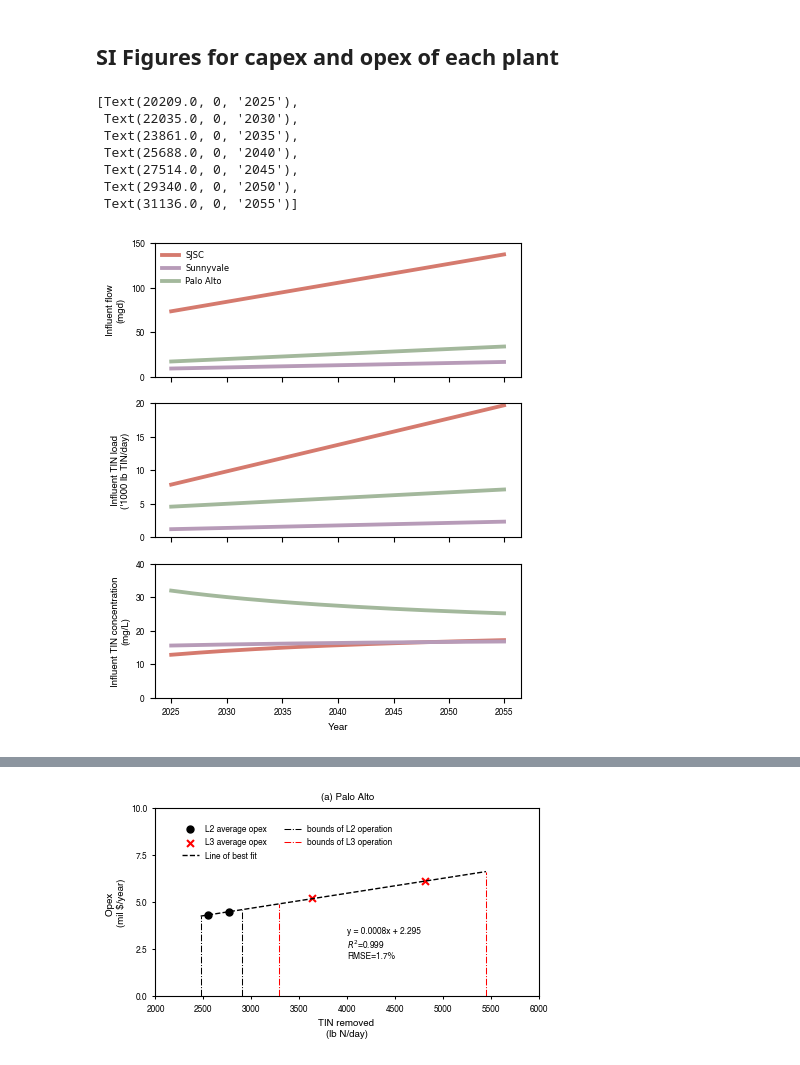
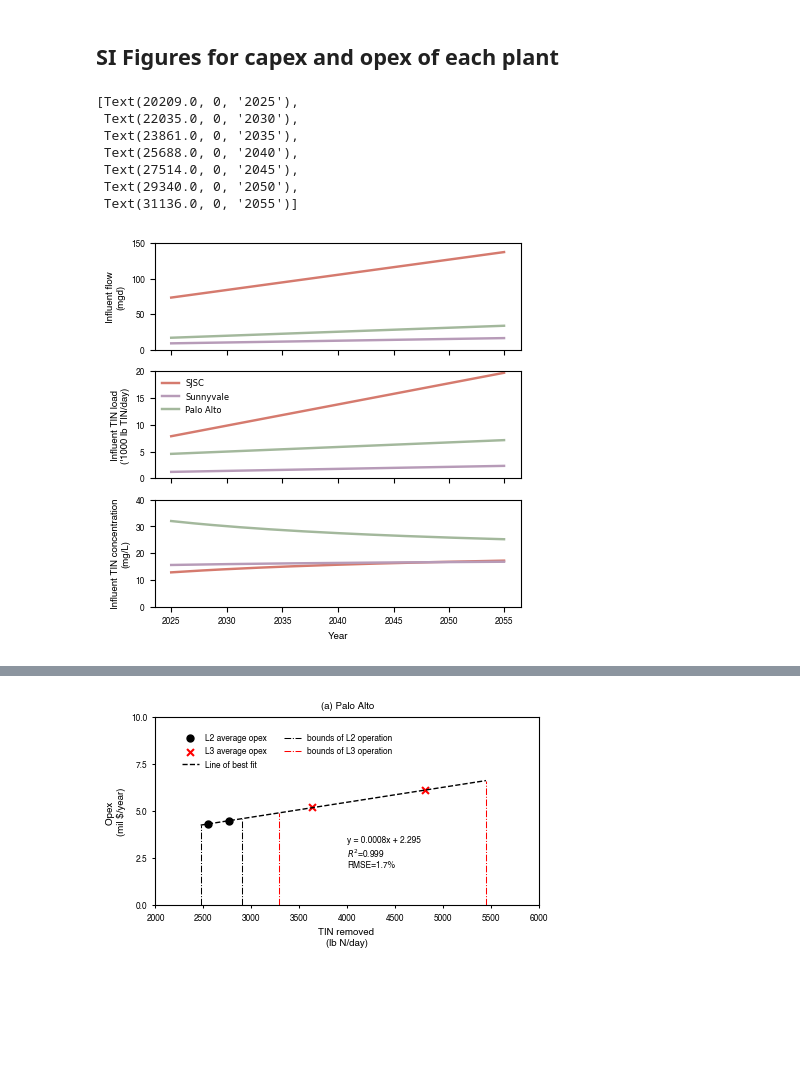
Before and after one commit to we3lab/Cap_Expansion_Model_SFBay, a Jupyter notebook: Jupyter_Scripts_for_Figures/SI_Fig.ipynb, the cells around one changed output, grey strips where cells are left out. Saved outputs shown, nothing was run; the diff lists cells and outputs as text; code cells hidden in the pictures; blank space fills up the shorter version.

```diff
--- a/Jupyter_Scripts_for_Figures/SI_Fig.ipynb
+++ b/Jupyter_Scripts_for_Figures/SI_Fig.ipynb
@@ -11,7 +11,7 @@ import math as math
 
 
 #import csv file as a dictionary
-path = '../Input_Data/BACWA_all_plants_8Apr26.csv'
+path = '../Input_Data/BACWA_all_plants_9Apr26.csv'
 LSB = pd.read_csv(path)
 
 # function that creates dataframe from list of files in a path
@@ -72,48 +72,51 @@ lab = ['(a)', '(b)', '(c)']
 #def plot_projected_flow(WWTP, i, dfs_result_flow):
 WWTP = 'Palo Alto'
 WWTPs = ['SJSC', 'Sunnyvale', 'Palo Alto']
-fig, ax = plt.subplots(3,1, figsize=(120/25.4, 150/25.4))
+fig, ax = plt.subplots(3,1, figsize=(120/25.4, 120/25.4))
 
 for WWTP in WWTPs:
     dfs_results_flow = dfs_results_flow_case_1
     df = create_df(WWTP, dfs_results_flow)
     years = [df.Datetime[t] for t in range(0, len(df.Datetime), 5*12)] + [pd.to_datetime('2055-04-01')]
 
-    ax[0].plot(df.Datetime, df['Influent_flow'], color=colors_WWTP[WWTP], linewidth=line_wid+2)
-    ax[1].plot(df.Datetime, df['Influent_load']*0.001, color=colors_WWTP[WWTP], linewidth=line_wid+2)
-    ax[2].plot(df.Datetime, df['Influent_conc'], color=colors_WWTP[WWTP], linewidth=line_wid+2)
+    ax[0].plot(df.Datetime, df['Influent_flow'], color=colors_WWTP[WWTP], linewidth=line_wid+1)
+    ax[1].plot(df.Datetime, df['Influent_load']*0.001, color=colors_WWTP[WWTP], linewidth=line_wid+1)
+    ax[2].plot(df.Datetime, df['Influent_conc'], color=colors_WWTP[WWTP], linewidth=line_wid+1)
+
+
 
 # Plot influent flow
 ax[0].set_ylim(0,150)
 ax[0].set_ylabel('Influent flow\n(mgd)', **hfont)
 ax[0].set_yticks([0, 50, 100, 150])
 ax[0].set_yticklabels(['0', '50', '100', '150'], **hfont_ticks)
 ax[0].set_xticks(years)
 ax[0].set_xticklabels([], **hfont_ticks)
-ax[0].legend(WWTPs, fontsize=leg_size, frameon=False, loc='upper left')
+
 
 # Plot projected mass flow
 ax[1].set_ylim(0, 20)
 ax[1].set_ylabel("Influent TIN load\n('1000 lb TIN/day)", **hfont)
 ax[1].set_yticks([0, 5, 10, 15, 20])
 ax[1].set_yticklabels(['0', '5', '10', '15', '20'], **hfont_ticks)
 ax[1].set_xticks(years)
 ax[1].set_xticklabels([], **hfont_ticks)
+ax[1].legend(WWTPs, fontsize=leg_size, frameon=False, loc='upper left')
 
 # plot projected TIN concentration
 ax[2].set_ylim(0, 40)
 ax[2].set_yticks([0, 10, 20, 30, 40])
 ax[2].set_yticklabels(['0', '10', '20', '30', '40'], **hfont_ticks)
 ax[2].set_ylabel('Influent TIN concentration\n(mg/L)', **hfont)
 ax[2].set_xlabel('Year', **hfont)
 ax[2].set_xticks(years)
 ax[2].set_xticklabels([year.strftime('%Y') for year in years], **hfont_ticks)
 # %% [output]
 [Text(20209.0, 0, '2025'),
  Text(22035.0, 0, '2030'),
  Text(23861.0, 0, '2035'),
  Text(25688.0, 0, '2040'),
  Text(27514.0, 0, '2045'),
  Text(29340.0, 0, '2050'),
  Text(31136.0, 0, '2055')]
-[figure, old version]
+[figure, new version]
```
Also changed, not shown: parts of 4 cells of this notebook.
